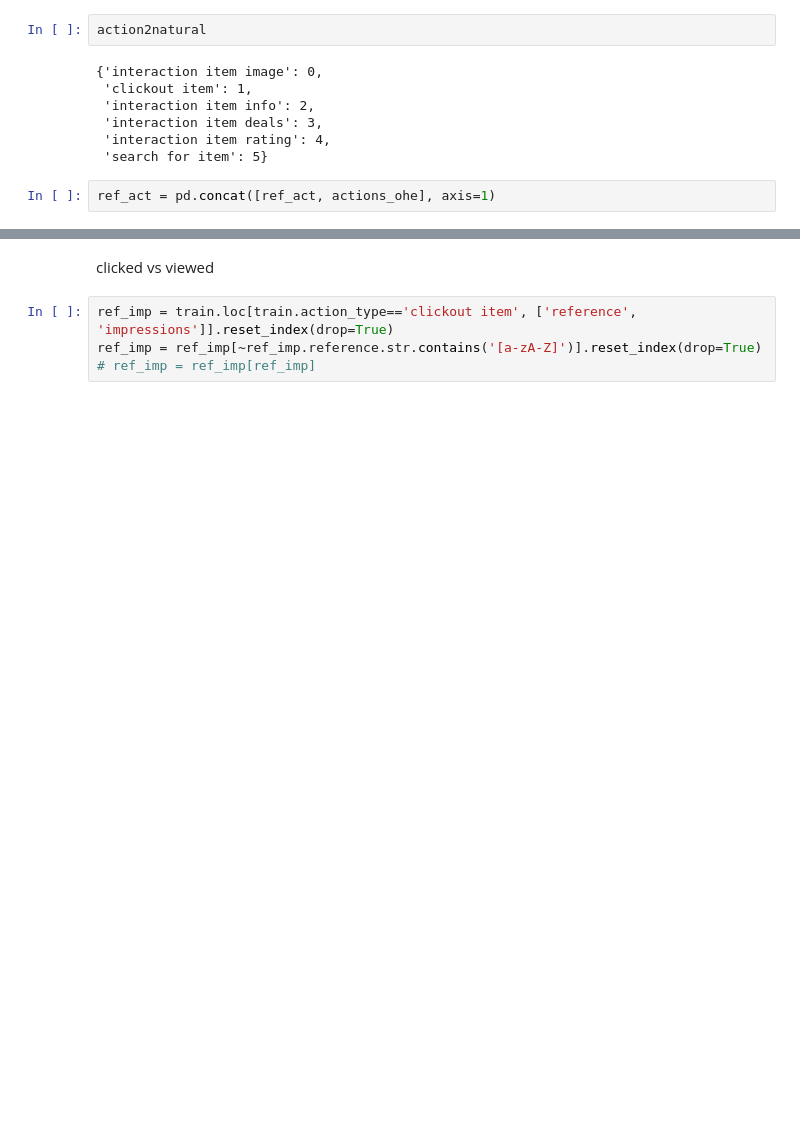
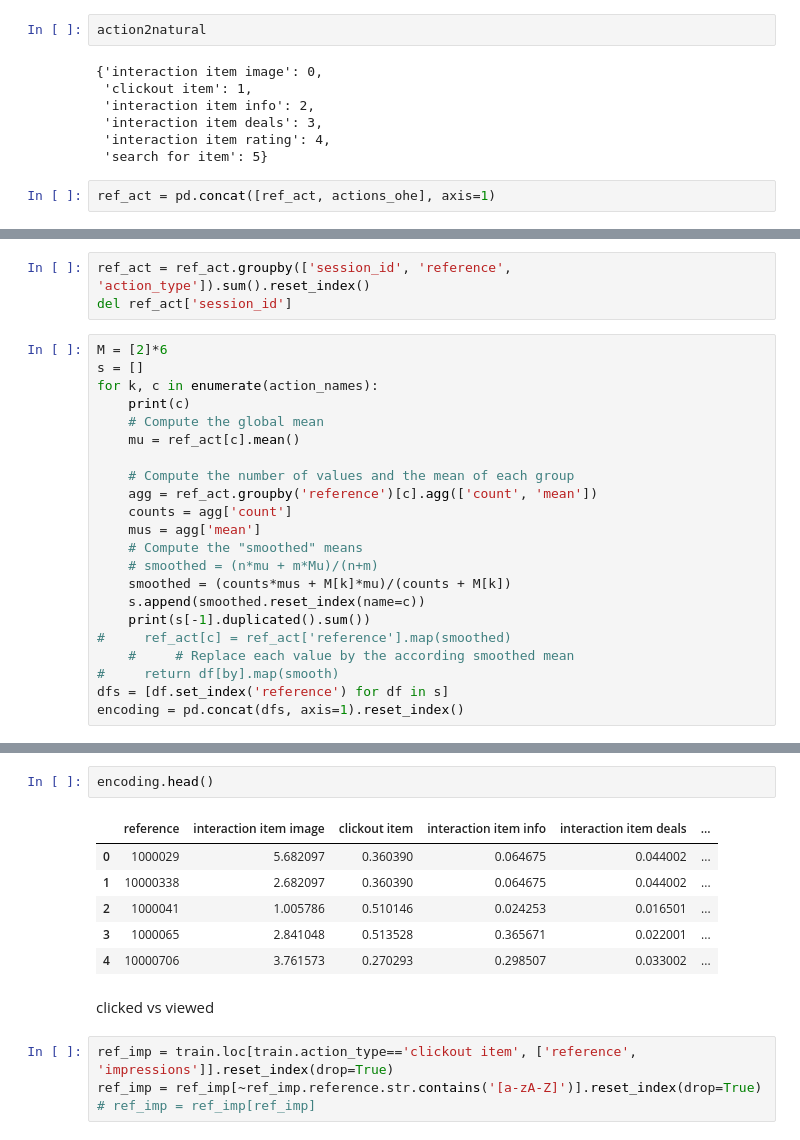
Before and after one commit to samshipengs/naps, a Jupyter notebook: notebooks/V0.ipynb, the cells around one changed output, grey strips where cells are left out. Cells and saved outputs as stored; diff of their text form; blank space fills up the shorter version.

Commit message:
Add manual encoding features

```diff
--- a/notebooks/V0.ipynb
+++ b/notebooks/V0.ipynb
@@ -127,0 +76,25 @@ ref_act.head()
+# %%
+ref_act = ref_act.groupby(['session_id', 'reference', 'action_type']).sum().reset_index()
+del ref_act['session_id']
+# %%
+M = [2]*6
+s = []
+for k, c in enumerate(action_names):
+    print(c)
+    # Compute the global mean
+    mu = ref_act[c].mean()
+
+    # Compute the number of values and the mean of each group
+    agg = ref_act.groupby('reference')[c].agg(['count', 'mean'])
+    counts = agg['count']
+    mus = agg['mean']
+    # Compute the "smoothed" means
+    # smoothed = (n*mu + m*Mu)/(n+m)
+    smoothed = (counts*mus + M[k]*mu)/(counts + M[k])
+    s.append(smoothed.reset_index(name=c))
+    print(s[-1].duplicated().sum())
+#     ref_act[c] = ref_act['reference'].map(smoothed)
+    #     # Replace each value by the according smoothed mean
+#     return df[by].map(smooth)
+dfs = [df.set_index('reference') for df in s]
+encoding = pd.concat(dfs, axis=1).reset_index()
@@ -128,3 +114,12 @@ ref_act.head()
+# %%
+encoding.head()
+# %% [output]
+|  | reference | interaction item image | clickout item | interaction item info | interaction item deals | ... |
+| 0 | 1000029 | 5.682097 | 0.360390 | 0.064675 | 0.044002 | ... |
+| 1 | 10000338 | 2.682097 | 0.360390 | 0.064675 | 0.044002 | ... |
+| 2 | 1000041 | 1.005786 | 0.510146 | 0.024253 | 0.016501 | ... |
+| 3 | 1000065 | 2.841048 | 0.513528 | 0.365671 | 0.022001 | ... |
+| 4 | 10000706 | 3.761573 | 0.270293 | 0.298507 | 0.033002 | ... |
 # %% [markdown]
 clicked vs viewed
 # %%
```
Also changed, not shown: parts of 15 cells of this notebook, 3 other files.
